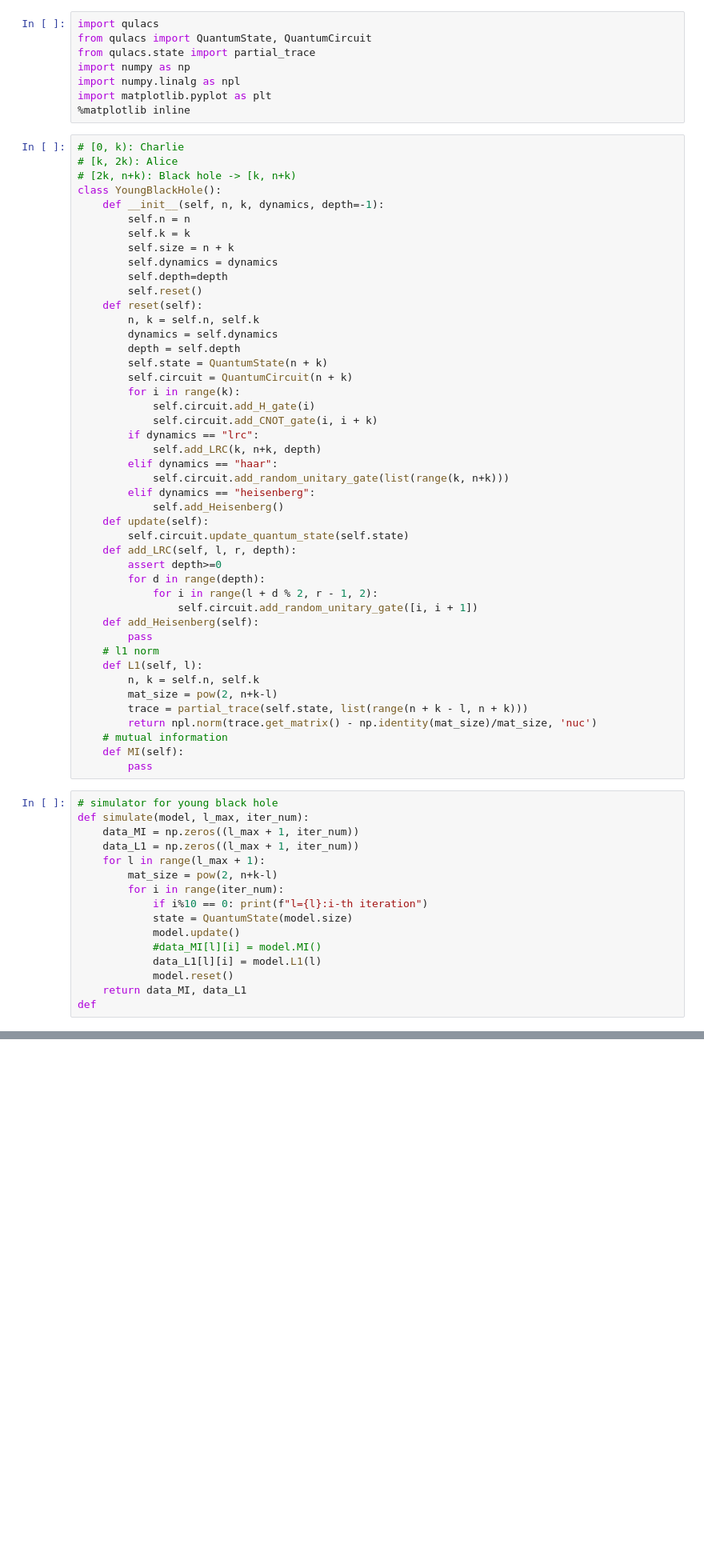
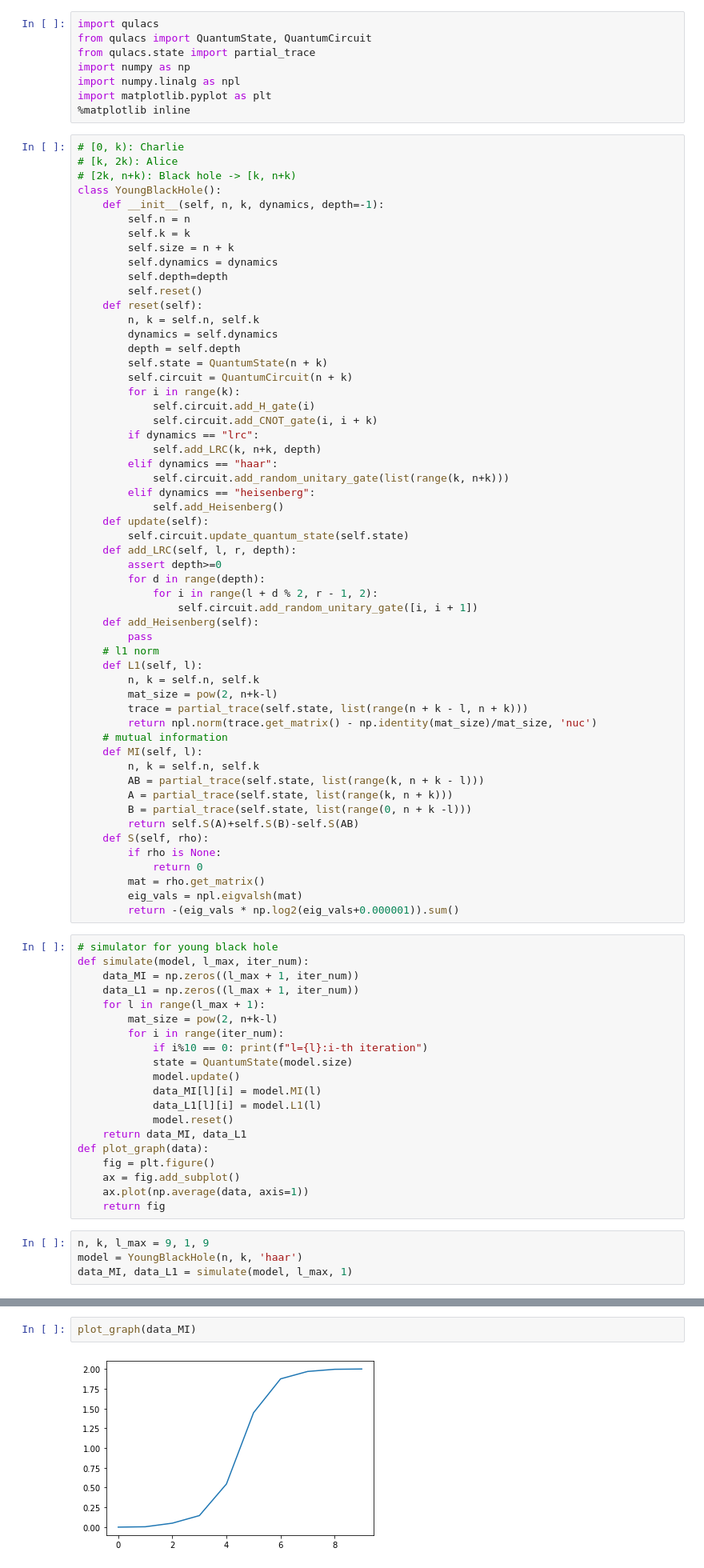
Before and after one commit to masayoshi64/physics-seminar-2021-poster, a Jupyter notebook: hayden_preskill_blackhole.ipynb, the cells around one changed output, grey strips where cells are left out. Shown at 80% size. Drawn from its saved outputs; the diff is of its cells as text; blank space fills up the shorter version.

```diff
--- a/hayden_preskill_blackhole.ipynb
+++ b/hayden_preskill_blackhole.ipynb
@@ -49,8 +49,18 @@ class YoungBlackHole():
         trace = partial_trace(self.state, list(range(n + k - l, n + k)))
         return npl.norm(trace.get_matrix() - np.identity(mat_size)/mat_size, 'nuc')
     # mutual information
-    def MI(self):
-        pass
+    def MI(self, l):
+        n, k = self.n, self.k
+        AB = partial_trace(self.state, list(range(k, n + k - l)))
+        A = partial_trace(self.state, list(range(k, n + k)))
+        B = partial_trace(self.state, list(range(0, n + k -l)))
+        return self.S(A)+self.S(B)-self.S(AB)
+    def S(self, rho):
+        if rho is None:
+            return 0
+        mat = rho.get_matrix()
+        eig_vals = npl.eigvalsh(mat)
+        return -(eig_vals * np.log2(eig_vals+0.000001)).sum()
 # %%
 # simulator for young black hole
 def simulate(model, l_max, iter_num):
@@ -62,8 +72,16 @@ def simulate(model, l_max, iter_num):
             if i%10 == 0: print(f"l={l}:i-th iteration")
             state = QuantumState(model.size)
             model.update()
-            #data_MI[l][i] = model.MI()
+            data_MI[l][i] = model.MI(l)
             data_L1[l][i] = model.L1(l)
             model.reset()
     return data_MI, data_L1
-def
+def plot_graph(data):
+    fig = plt.figure()
+    ax = fig.add_subplot()
+    ax.plot(np.average(data, axis=1))
+    return fig
+# %%
+n, k, l_max = 9, 1, 9
+model = YoungBlackHole(n, k, 'haar')
+data_MI, data_L1 = simulate(model, l_max, 1)
@@ -69,0 +99,4 @@ def
+# %%
+plot_graph(data_MI)
+# %% [output]
+[figure, added]
```
Also changed, not shown: parts of 2 cells of this notebook.
